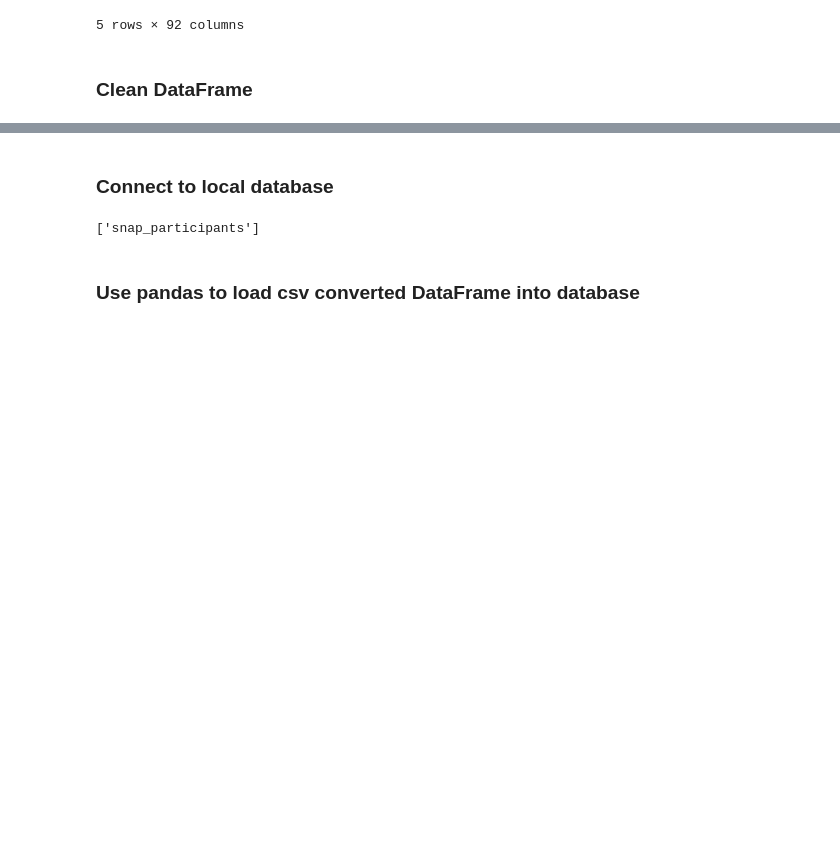
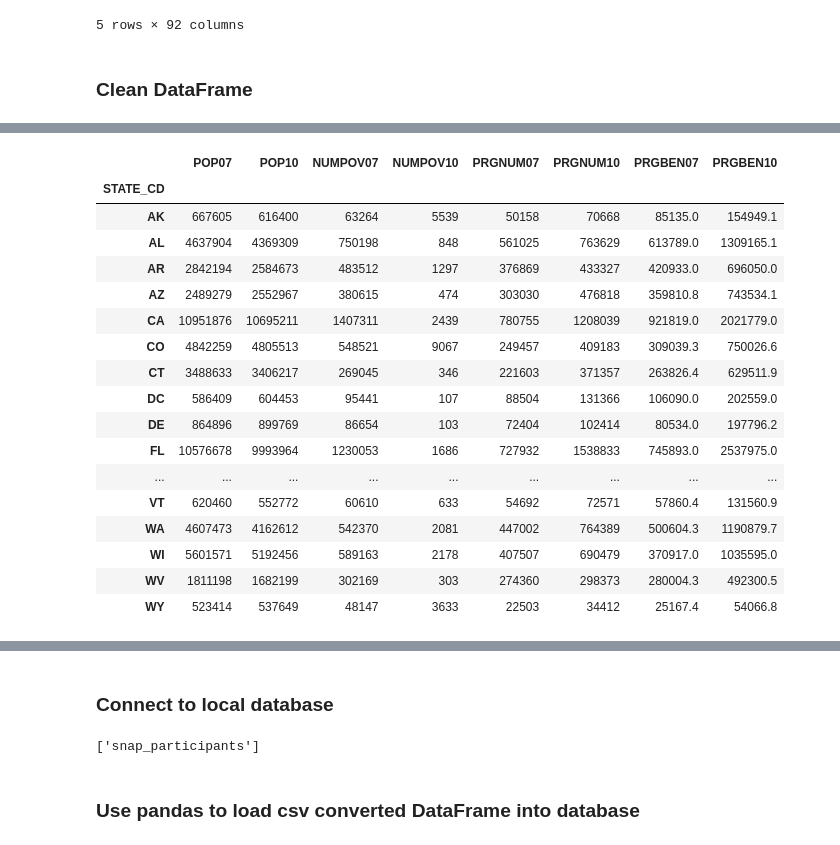
Before and after one commit to DanBoulden/TEAM_SNAP_ETL_PROJECT, a Jupyter notebook: zhen_data_etl.ipynb, the cells around one changed output, grey strips where cells are left out. Cells and saved outputs as stored; diff of their text form; code cells hidden in the pictures; blank space fills up the shorter version.

```diff
--- a/zhen_data_etl.ipynb
+++ b/zhen_data_etl.ipynb
@@ -35,0 +55,5 @@ new_snap_df.head()
+# %%
+# Drop all NaN cells. If time permitted for this project, it'd make more sense to use median
+# to replace the NaN value
+new_snap_df = new_snap_df.dropna(how='any')
+new_snap_df.head()
@@ -35,0 +67,16 @@ new_snap_df.head()
+# %%
+# Drop all negative values. If time permitted for this project, it'd make more sense to use median
+# to replace the NaN value
+new_snap_df = new_snap_df.drop(new_snap_df[new_snap_df.POP07 <0].index)
+new_snap_df = new_snap_df.drop(new_snap_df[new_snap_df.POP10 <0].index)
+
+new_snap_df = new_snap_df.drop(new_snap_df[new_snap_df.NUMPOV10 <0].index)
+new_snap_df = new_snap_df.drop(new_snap_df[new_snap_df.NUMPOV07 <0].index)
+
+new_snap_df = new_snap_df.drop(new_snap_df[new_snap_df.PRGNUM10 <0].index)
+new_snap_df = new_snap_df.drop(new_snap_df[new_snap_df.PRGNUM07 <0].index)
+
+new_snap_df = new_snap_df.drop(new_snap_df[new_snap_df.PRGBEN10 <0].index)
+new_snap_df = new_snap_df.drop(new_snap_df[new_snap_df.PRGBEN07 <0].index)
+
+new_snap_df.head(10)
@@ -35,0 +133,26 @@ new_snap_df.head()
+# %%
+snap_by_state_df = new_snap_df.groupby(['STATE_CD']).agg({'POP07':'sum', 'POP10':'sum', \
+                                                          'NUMPOV07':'sum', 'NUMPOV10':'sum', \
+                                                          'PRGNUM07':'sum', 'PRGNUM10':'sum', \
+                                                          'PRGBEN07':'sum', 'PRGBEN10':'sum'})
+
+snap_by_state_df
+# %% [output]
+|  | POP07 | POP10 | NUMPOV07 | NUMPOV10 | PRGNUM07 | PRGNUM10 | PRGBEN07 | PRGBEN10 |
+| STATE_CD |  |  |  |  |  |  |  |  |
+| AK | 667605 | 616400 | 63264 | 5539 | 50158 | 70668 | 85135.0 | 154949.1 |
+| AL | 4637904 | 4369309 | 750198 | 848 | 561025 | 763629 | 613789.0 | 1309165.1 |
+| AR | 2842194 | 2584673 | 483512 | 1297 | 376869 | 433327 | 420933.0 | 696050.0 |
+| AZ | 2489279 | 2552967 | 380615 | 474 | 303030 | 476818 | 359810.8 | 743534.1 |
+| CA | 10951876 | 10695211 | 1407311 | 2439 | 780755 | 1208039 | 921819.0 | 2021779.0 |
+| CO | 4842259 | 4805513 | 548521 | 9067 | 249457 | 409183 | 309039.3 | 750026.6 |
+| CT | 3488633 | 3406217 | 269045 | 346 | 221603 | 371357 | 263826.4 | 629511.9 |
+| DC | 586409 | 604453 | 95441 | 107 | 88504 | 131366 | 106090.0 | 202559.0 |
+| DE | 864896 | 899769 | 86654 | 103 | 72404 | 102414 | 80534.0 | 197796.2 |
+| FL | 10576678 | 9993964 | 1230053 | 1686 | 727932 | 1538833 | 745893.0 | 2537975.0 |
+| ... | ... | ... | ... | ... | ... | ... | ... | ... |
+| VT | 620460 | 552772 | 60610 | 633 | 54692 | 72571 | 57860.4 | 131560.9 |
+| WA | 4607473 | 4162612 | 542370 | 2081 | 447002 | 764389 | 500604.3 | 1190879.7 |
+| WI | 5601571 | 5192456 | 589163 | 2178 | 407507 | 690479 | 370917.0 | 1035595.0 |
+| WV | 1811198 | 1682199 | 302169 | 303 | 274360 | 298373 | 280004.3 | 492300.5 |
+| WY | 523414 | 537649 | 48147 | 3633 | 22503 | 34412 | 25167.4 | 54066.8 |
```
Also changed, not shown: parts of 13 cells of this notebook.
